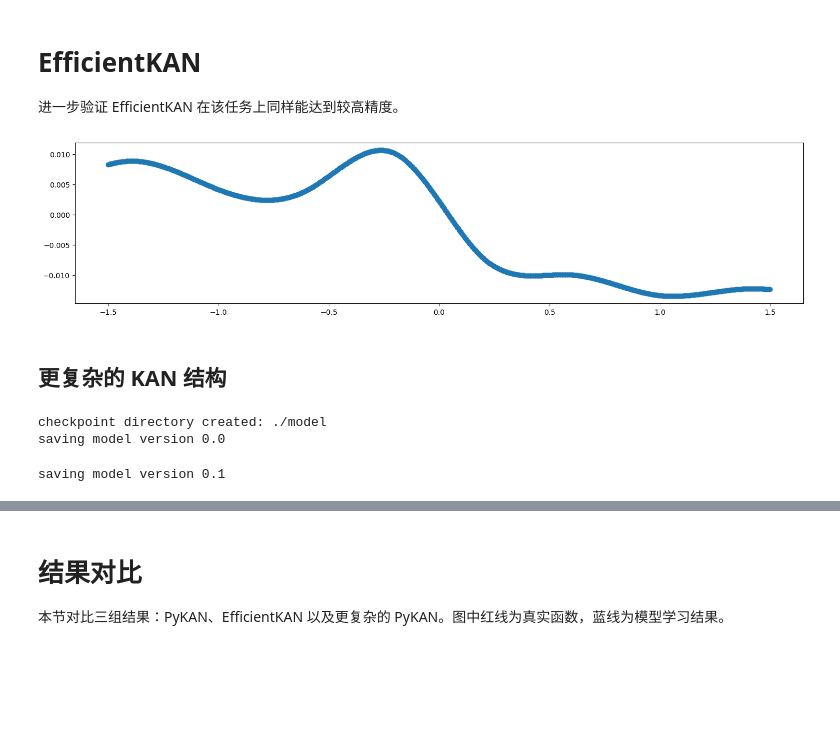
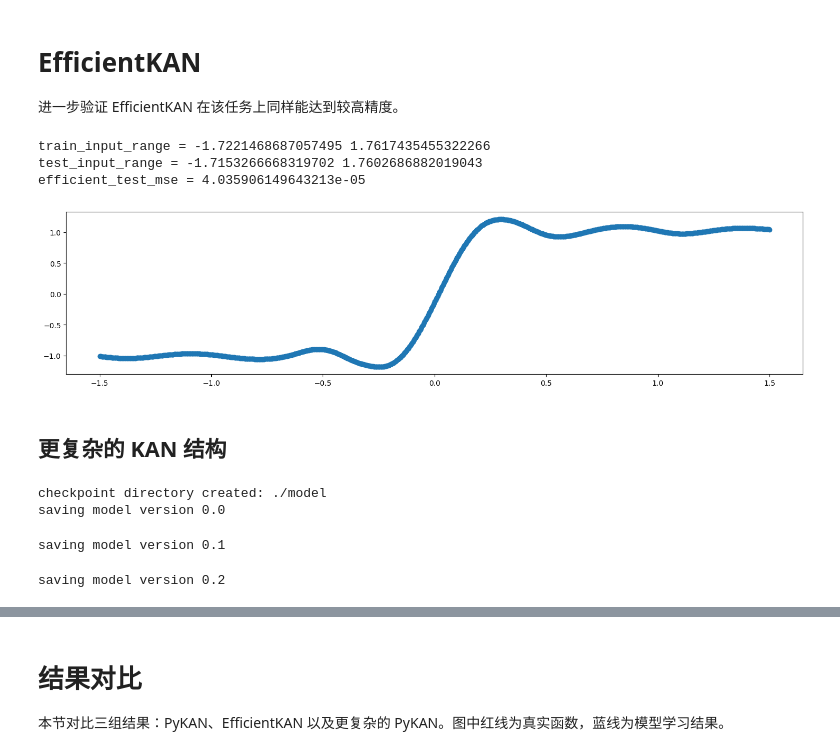
Before and after one commit to ccstudentcc/kan-sr, a Jupyter notebook: Special_function.ipynb, the cells around one changed output, grey strips where cells are left out. Cells and saved outputs as stored; diff of their text form; code cells hidden in the pictures; blank space fills up the shorter version.

```diff
--- a/Special_function.ipynb
+++ b/Special_function.ipynb
@@ -107,0 +118,3 @@ saving model version 0.4
+# %%
+model.fit(dataset, opt="LBFGS", steps=40)
+pass
@@ -117,7 +132,7 @@ $\displaystyle 0.457 \operatorname{sinx}{\left(1.017 \operatorname{sinx}{\left(0
 class Efficient_KAN(nn.Module):
     def __init__(self, grid_size=200):
         super(Efficient_KAN, self).__init__()
-        self.layers = [1, 1]
+        self.layers = [1, 2, 1, 1]
         self.model = EffKAN(self.layers,
                             grid_size=grid_size,
                             # grid_eps=1,
@@ -134,47 +149,65 @@ class Efficient_KAN(nn.Module):
         x = self.model(x)
         return x
 # %%
-def train(model, optimizer, inputs: torch.Tensor, labels, epochs=5, batch_size=100):
+def train(model, optimizer, inputs: torch.Tensor, labels, epochs=5, batch_size=200):
     criterion = nn.MSELoss()
     scheduler = optim.lr_scheduler.ExponentialLR(optimizer, gamma=0.999)
+    flat_labels = labels.view(-1).double()
     for epoch in range(epochs):
         model.train()
         with tqdm(range(inputs.size(0) // batch_size)) as pbar:
             for i in pbar:
                 x = inputs[i * batch_size:(i + 1) * batch_size].to(device)
-                y = labels[i * batch_size:(i + 1) * batch_size].to(device)
+                y = flat_labels[i * batch_size:(i + 1) * batch_size].to(device)
                 optimizer.zero_grad()
-                output = model(x)
-                output = output.squeeze()
-                loss = criterion(output, y.double())
+                output = model(x).view(-1)
+                loss = criterion(output, y)
                 loss.backward()
-                optimizer.step(closure=lambda: loss)
+                optimizer.step()
                 pbar.set_postfix(loss=loss.item(), lr=optimizer.param_groups[0]['lr'])
                 scheduler.step()
 # %%
 model2 = Efficient_KAN(grid_size=5)
-train(model2, optim.Adam(model2.parameters(), lr=0.025), dataset["train_input"], dataset["train_label"], epochs=20,
+train(model2, optim.Adam(model2.parameters(), lr=0.03), dataset["train_input"], dataset["train_label"], epochs=150,
       batch_size=100)
+# %%
+print('train_input_range =', float(dataset['train_input'].min()), float(dataset['train_input'].max()))
+print('test_input_range =', float(dataset['test_input'].min()), float(dataset['test_input'].max()))
+
+with torch.no_grad():
+    pred = model2(dataset['test_input'].to(device)).cpu().view(-1)
+    target = dataset['test_label'].cpu().view(-1).double()
+    mse = torch.mean((pred - target) ** 2).item()
+print('efficient_test_mse =', mse)
+# %% [output]
+train_input_range = -1.7221468687057495 1.7617435455322266
+test_input_range = -1.7153266668319702 1.7602686882019043
+efficient_test_mse = 4.035906149643213e-05
 # %%
-x_axis = torch.linspace(-1.5, 1.5, steps=steps)
-y_axis = model2(x_axis.view(-1, 1)).detach().numpy()
+x_axis = torch.linspace(-1.5, 1.5, steps=steps, dtype=torch.float64, device=device)
+with torch.no_grad():
+    y_axis = model2(x_axis.view(-1, 1)).detach().cpu().view(-1).numpy()
 
 fig, ax = plt.subplots()
-ax.scatter(x_axis.cpu(), y_axis)  # x_axis移到CPU
+ax.scatter(x_axis.cpu().numpy(), y_axis)
 fig.set_size_inches(18, 4)
 plt.show()
 # %% [output]
-[figure, old version]
+[figure, new version]
 # %% [markdown]
 ## 更复杂的 KAN 结构
 # %%
-model3 = PyKAN(width=[1, 5, 2, 1], grid=4, k=3)
-model3.fit(dataset, opt="LBFGS", steps=50, lr=1, lamb=0.00)
-pass
+model3 = PyKAN(width=[1, 2, 5, 1], grid=5, k=3)
+model3.fit(dataset, opt="adam", steps=10, lamb=0.01, lamb_entropy=4.0)
+model3.fit(dataset, opt="LBFGS", steps=50)
+
+# 保存符号化前参数，用于后续公平对比
+model3_pre_symbolic_state = {k: v.detach().clone() for k, v in model3.state_dict().items()}
 # %% [output]
 checkpoint directory created: ./model
 saving model version 0.0
 saving model version 0.1
+saving model version 0.2
 # %%
 x_axis_com_kan = torch.linspace(-1.5, 1.5, steps=steps)
 y_axis_com_kan = model3(x_axis_com_kan.view(-1, 1)).detach().numpy()
```
Also changed, not shown: parts of 19 cells of this notebook, 18 other files.
